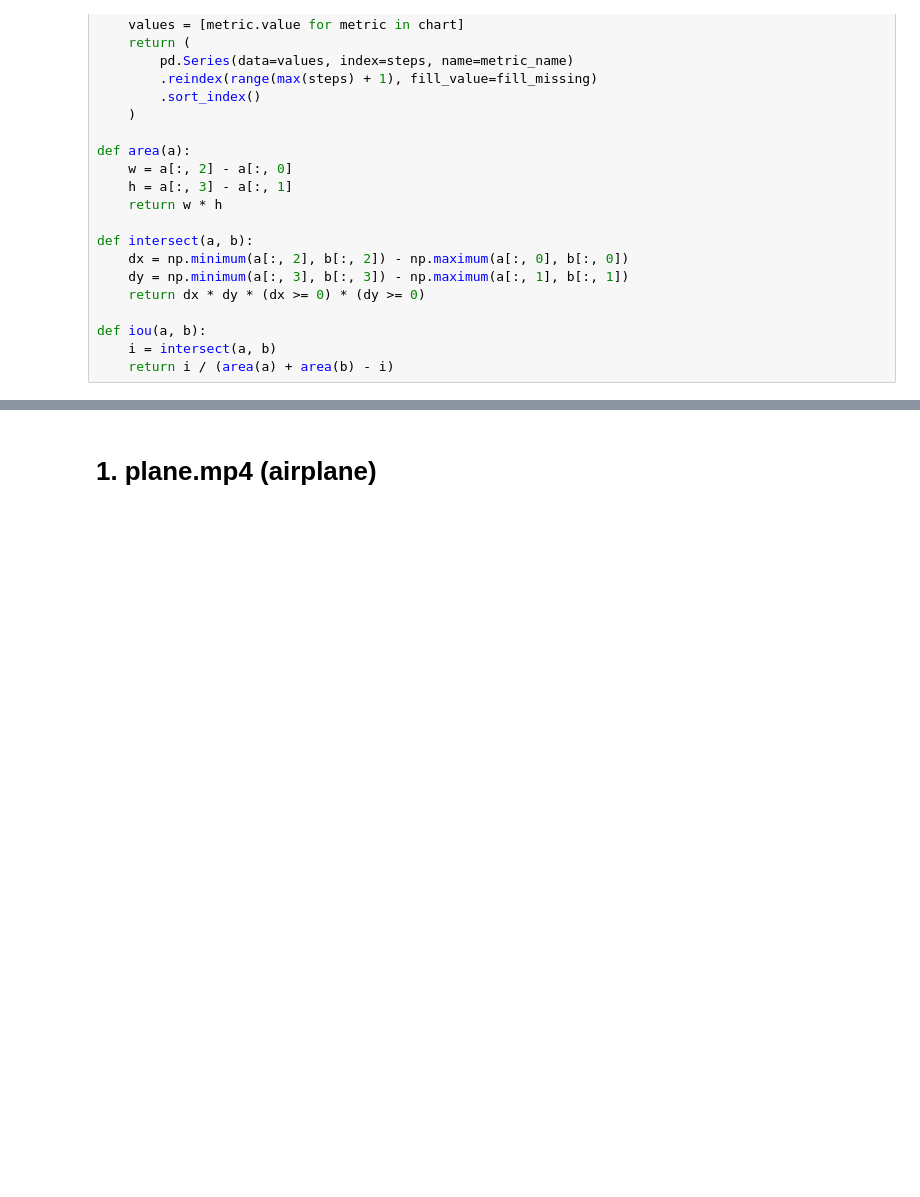
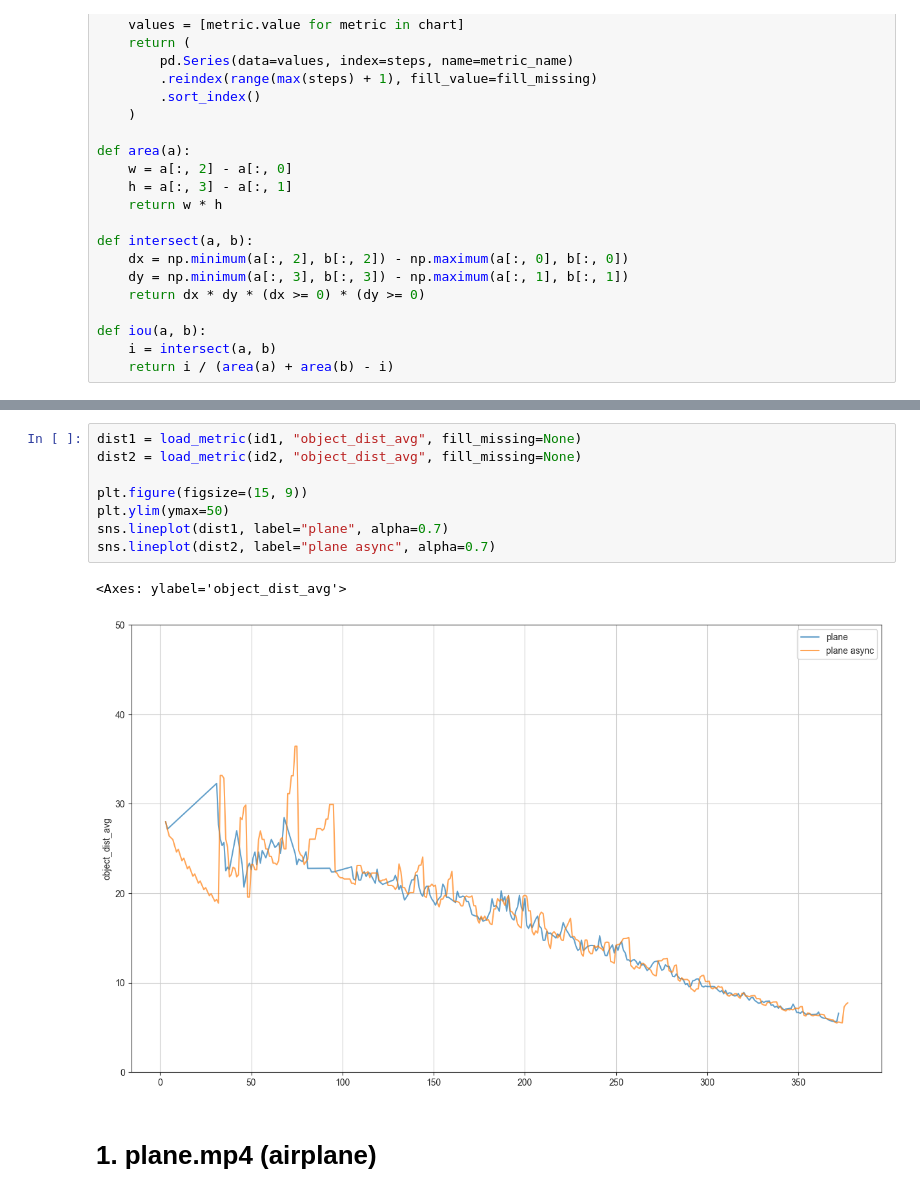
Before and after one commit to alexj-smolin/ds-school-project, a Jupyter notebook: notebooks/metrics.ipynb, the cells around one changed output, grey strips where cells are left out. Drawn from its saved outputs; the diff is of its cells as text; blank space fills up the shorter version.

```diff
--- a/notebooks/EDA.ipynb
+++ b/notebooks/metrics.ipynb
@@ -41,3 +75,14 @@ def iou(a, b):
+# %%
+dist1 = load_metric(id1, "object_dist_avg", fill_missing=None)
+dist2 = load_metric(id2, "object_dist_avg", fill_missing=None)
+
+plt.figure(figsize=(15, 9))
+plt.ylim(ymax=50)
+sns.lineplot(dist1, label="plane", alpha=0.7)
+sns.lineplot(dist2, label="plane async", alpha=0.7)
+# %% [output]
+<Axes: ylabel='object_dist_avg'>
+[figure, added]
 # %% [markdown]
 # 1. plane.mp4 (airplane)
 # %% [markdown]
```
Also changed, not shown: parts of 3 cells of this notebook, 13 other files.
